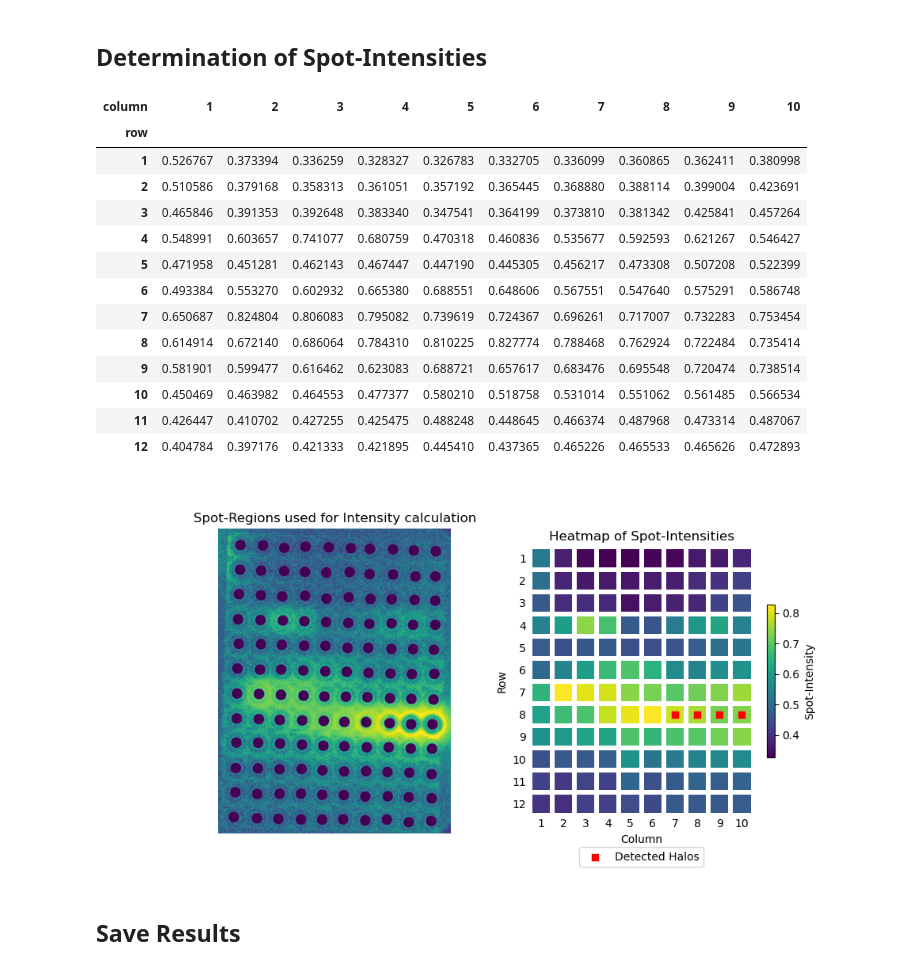
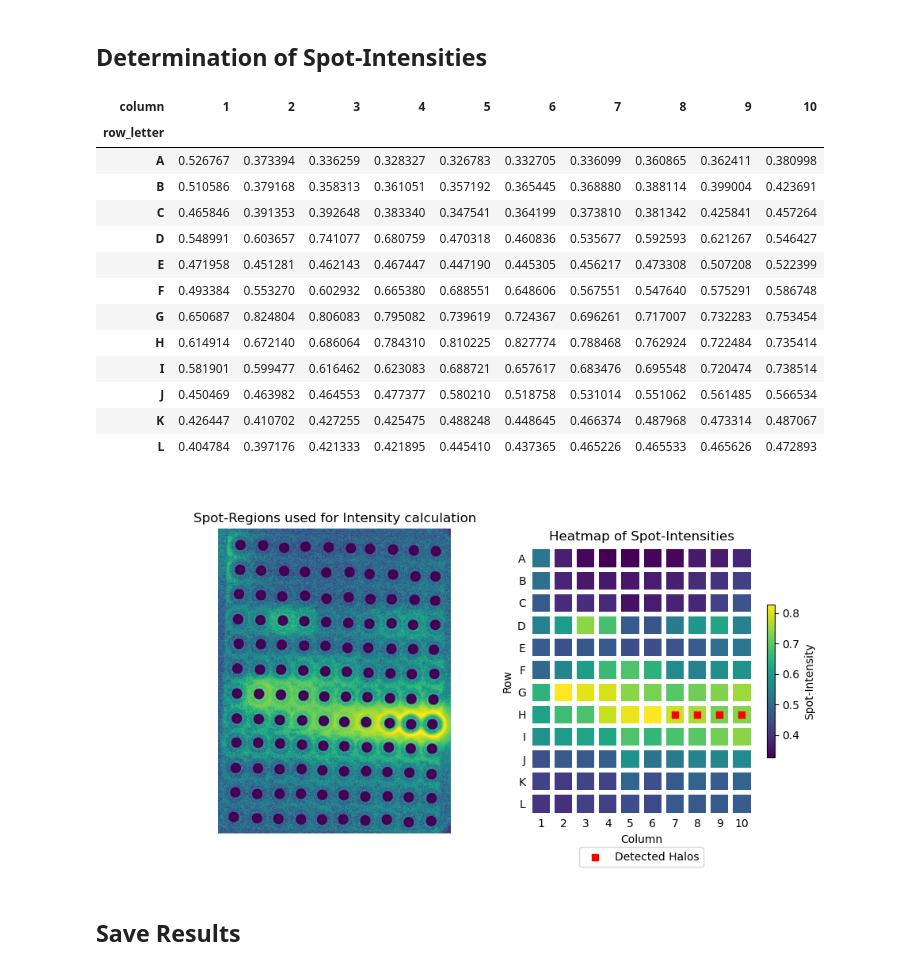
Before and after one commit to Functional-Metabolomics-Lab/MicrospotReader_test, a Jupyter notebook: microspot_reader.ipynb, the cells around one changed output. Saved outputs shown, nothing was run; the diff lists cells and outputs as text; code cells hidden in the pictures.

Commit message:
added custom row+column assignment

```diff
--- a/microspot_reader.ipynb
+++ b/microspot_reader.ipynb
@@ -30,3 +32,14 @@ last_spot="L10"
+# %%
+row_conv={"abcdefghijklmnopqrstuvwxyz"[i-1]: i for i in range(1,27)}
+
+firstrow_nr=row_conv[first_spot[0].lower()]
+lastrow_nr=row_conv[last_spot[0].lower()]
+rowcount=lastrow_nr-firstrow_nr+1
+
+
+firstcol_nr=int(first_spot[1:])
+lastcol_nr=int(last_spot[1:])
+colcount=lastcol_nr-firstcol_nr+1
 # %% [markdown]
 ## Loading the Image File
 # %%
@@ -305,10 +318,10 @@ corr_spot["x+y"]=corr_spot["x_coord"]+corr_spot["y_coord"]
 corr_spot["x-y"]=corr_spot["x_coord"]-corr_spot["y_coord"]
 
 #col=["row","column","x_coord","y_coord","radius","note"]
-sort_spot=pd.DataFrame(columns=["row","column"])
+sort_spot=pd.DataFrame(columns=["row_letter","row","column"])
 
 # Loop Through the algorithm until all spots have been sorted:
-row_nr=1
+row_nr=firstrow_nr
 while len(corr_spot)>0:
     # Empty DataFrame for spots of the current top row.
     spotrow=pd.DataFrame()
@@ -322,7 +335,7 @@ while len(corr_spot)>0:
     topright_coord=np.array((corr_spot.loc[idx_topright,"x_coord"],corr_spot.loc[idx_topright,"y_coord"]))
 
     # Loop through all spot in the DataFrame
-    col_nr=1
+    col_nr=firstcol_nr
     for idx in corr_spot.index:
         # Extract coordinates of current spot
         spot=corr_spot.loc[idx]
@@ -341,6 +354,7 @@ while len(corr_spot)>0:
     # Sort spots in current row from left to right and add row + column index.
     spotrow.sort_values("x_coord",ascending=True,inplace=True)
     spotrow["row"]=row_nr
+    spotrow["row_letter"]={v:k for k,v in row_conv.items()}[row_nr].upper()
     spotrow["column"]=range(1,col_nr)
 
     # Add row to the DataFrame of sorted spots
@@ -385,50 +399,50 @@ for idx in sort_spot.index:
         print(f"Spot at Coordinates ({sort_spot.loc[idx,'x_coord']}, {sort_spot.loc[idx,'y_coord']}) could not be drawn: Out of Bounds.")
 
 # Create a heatmap of all spots of the current image
-heatmap=sort_spot.pivot_table(index="row",columns="column",values="spot_intensity")
+heatmap=sort_spot.pivot_table(index="row_letter",columns="column",values="spot_intensity")
 
 # Display Image and corresponding Heatmap
 fig,ax=plt.subplots(1,2,figsize=(10,5))
 ax[0].imshow(spot_img)
 ax[0].axis("off")
 ax[0].set(title="Spot-Regions used for Intensity calculation")
 
 htmp=ax[1].pcolormesh(heatmap.iloc[::-1],edgecolors="white",linewidth=4)
 ax[1].set(title="Heatmap of Spot-Intensities",
           aspect="equal",
           ylabel="Row",
           xlabel="Column",
           yticks=np.array(range(1,len(heatmap)+1))-0.5,
           xticks=np.array(range(1,len(heatmap.columns)+1))-0.5,
           yticklabels=heatmap.index[::-1],
           xticklabels=heatmap.columns
           )
 ax[1].spines[["right","left","top","bottom"]].set_visible(False)
 ax[1].tick_params(axis=u'both', which=u'both',length=0)
 ax[1].scatter(sort_spot.loc[sort_spot["halo_rad"]>0,"column"]-0.5,col_nr+1.5-sort_spot.loc[sort_spot["halo_rad"]>0,"row"],marker="s", c="red",label="Detected Halos")
 box = ax[1].get_position()
 ax[1].set_position([box.x0, box.y0 + box.height * 0.1,
                  box.width, box.height * 0.9])
 ax[1].legend(loc='upper center', bbox_to_anchor=(0.5, -0.1),
           fancybox=True,ncol=5)
 fig.colorbar(htmp,ax=ax[1],label="Spot-Intensity",shrink=0.5)
 heatmap
 # %% [output]
 | column | 1 | 2 | 3 | 4 | 5 | 6 | 7 | 8 | 9 | 10 |
-| row |  |  |  |  |  |  |  |  |  |  |
-| 1 | 0.526767 | 0.373394 | 0.336259 | 0.328327 | 0.326783 | 0.332705 | 0.336099 | 0.360865 | 0.362411 | 0.380998 |
-| 2 | 0.510586 | 0.379168 | 0.358313 | 0.361051 | 0.357192 | 0.365445 | 0.368880 | 0.388114 | 0.399004 | 0.423691 |
-| 3 | 0.465846 | 0.391353 | 0.392648 | 0.383340 | 0.347541 | 0.364199 | 0.373810 | 0.381342 | 0.425841 | 0.457264 |
-| 4 | 0.548991 | 0.603657 | 0.741077 | 0.680759 | 0.470318 | 0.460836 | 0.535677 | 0.592593 | 0.621267 | 0.546427 |
-| 5 | 0.471958 | 0.451281 | 0.462143 | 0.467447 | 0.447190 | 0.445305 | 0.456217 | 0.473308 | 0.507208 | 0.522399 |
-| 6 | 0.493384 | 0.553270 | 0.602932 | 0.665380 | 0.688551 | 0.648606 | 0.567551 | 0.547640 | 0.575291 | 0.586748 |
-| 7 | 0.650687 | 0.824804 | 0.806083 | 0.795082 | 0.739619 | 0.724367 | 0.696261 | 0.717007 | 0.732283 | 0.753454 |
-| 8 | 0.614914 | 0.672140 | 0.686064 | 0.784310 | 0.810225 | 0.827774 | 0.788468 | 0.762924 | 0.722484 | 0.735414 |
-| 9 | 0.581901 | 0.599477 | 0.616462 | 0.623083 | 0.688721 | 0.657617 | 0.683476 | 0.695548 | 0.720474 | 0.738514 |
-| 10 | 0.450469 | 0.463982 | 0.464553 | 0.477377 | 0.580210 | 0.518758 | 0.531014 | 0.551062 | 0.561485 | 0.566534 |
-| 11 | 0.426447 | 0.410702 | 0.427255 | 0.425475 | 0.488248 | 0.448645 | 0.466374 | 0.487968 | 0.473314 | 0.487067 |
-| 12 | 0.404784 | 0.397176 | 0.421333 | 0.421895 | 0.445410 | 0.437365 | 0.465226 | 0.465533 | 0.465626 | 0.472893 |
+| row_letter |  |  |  |  |  |  |  |  |  |  |
+| A | 0.526767 | 0.373394 | 0.336259 | 0.328327 | 0.326783 | 0.332705 | 0.336099 | 0.360865 | 0.362411 | 0.380998 |
+| B | 0.510586 | 0.379168 | 0.358313 | 0.361051 | 0.357192 | 0.365445 | 0.368880 | 0.388114 | 0.399004 | 0.423691 |
+| C | 0.465846 | 0.391353 | 0.392648 | 0.383340 | 0.347541 | 0.364199 | 0.373810 | 0.381342 | 0.425841 | 0.457264 |
+| D | 0.548991 | 0.603657 | 0.741077 | 0.680759 | 0.470318 | 0.460836 | 0.535677 | 0.592593 | 0.621267 | 0.546427 |
+| E | 0.471958 | 0.451281 | 0.462143 | 0.467447 | 0.447190 | 0.445305 | 0.456217 | 0.473308 | 0.507208 | 0.522399 |
+| F | 0.493384 | 0.553270 | 0.602932 | 0.665380 | 0.688551 | 0.648606 | 0.567551 | 0.547640 | 0.575291 | 0.586748 |
+| G | 0.650687 | 0.824804 | 0.806083 | 0.795082 | 0.739619 | 0.724367 | 0.696261 | 0.717007 | 0.732283 | 0.753454 |
+| H | 0.614914 | 0.672140 | 0.686064 | 0.784310 | 0.810225 | 0.827774 | 0.788468 | 0.762924 | 0.722484 | 0.735414 |
+| I | 0.581901 | 0.599477 | 0.616462 | 0.623083 | 0.688721 | 0.657617 | 0.683476 | 0.695548 | 0.720474 | 0.738514 |
+| J | 0.450469 | 0.463982 | 0.464553 | 0.477377 | 0.580210 | 0.518758 | 0.531014 | 0.551062 | 0.561485 | 0.566534 |
+| K | 0.426447 | 0.410702 | 0.427255 | 0.425475 | 0.488248 | 0.448645 | 0.466374 | 0.487968 | 0.473314 | 0.487067 |
+| L | 0.404784 | 0.397176 | 0.421333 | 0.421895 | 0.445410 | 0.437365 | 0.465226 | 0.465533 | 0.465626 | 0.472893 |
-[figure, old version]
+[figure, new version]
 # %% [markdown]
 ## Save Results
 # %%
```
Also changed, not shown: parts of 2 cells of this notebook, 1 other file.
